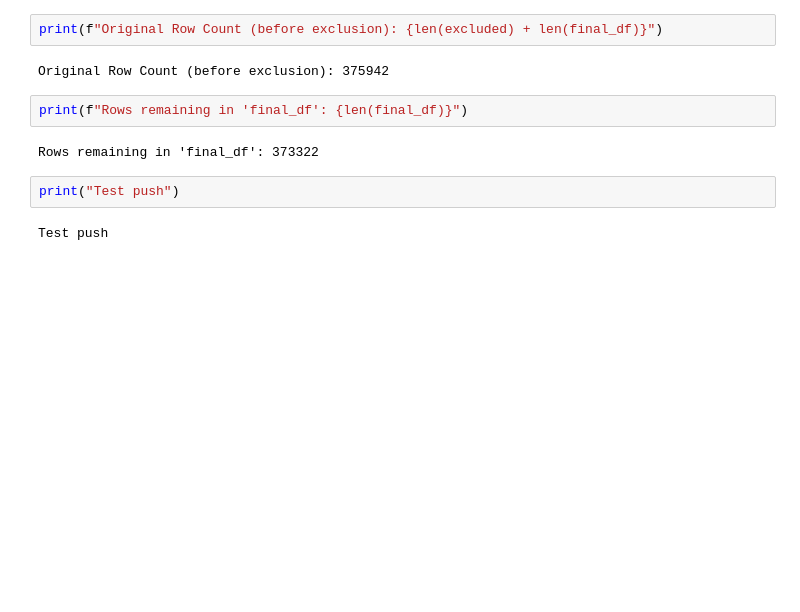
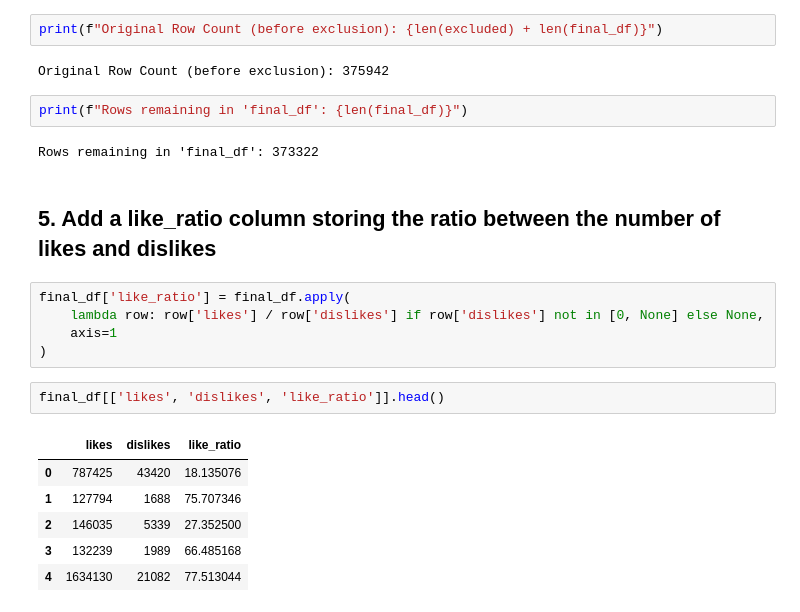
Before and after one commit to baharrobaty/Python-Project, a Jupyter notebook: PythonProject.ipynb, the cells around one changed output. Cells and saved outputs as stored; diff of their text form; blank space fills up the shorter version.

```diff
--- a/PythonProject.ipynb
+++ b/PythonProject.ipynb
@@ -341,7 +320,19 @@ Original Row Count (before exclusion): 375942
 print(f"Rows remaining in 'final_df': {len(final_df)}")
 # %% [output]
 Rows remaining in 'final_df': 373322
-# %%
-print("Test push")
-# %% [output]
-Test push
+# %% [markdown]
+## 5. Add a like_ratio column storing the ratio between the number of likes and dislikes
+# %%
+final_df['like_ratio'] = final_df.apply(
+    lambda row: row['likes'] / row['dislikes'] if row['dislikes'] not in [0, None] else None,
+    axis=1
+)
+# %%
+final_df[['likes', 'dislikes', 'like_ratio']].head()
+# %% [output]
+|  | likes | dislikes | like_ratio |
+| 0 | 787425 | 43420 | 18.135076 |
+| 1 | 127794 | 1688 | 75.707346 |
+| 2 | 146035 | 5339 | 27.352500 |
+| 3 | 132239 | 1989 | 66.485168 |
+| 4 | 1634130 | 21082 | 77.513044 |
```
Also changed, not shown: parts of 13 cells of this notebook.
